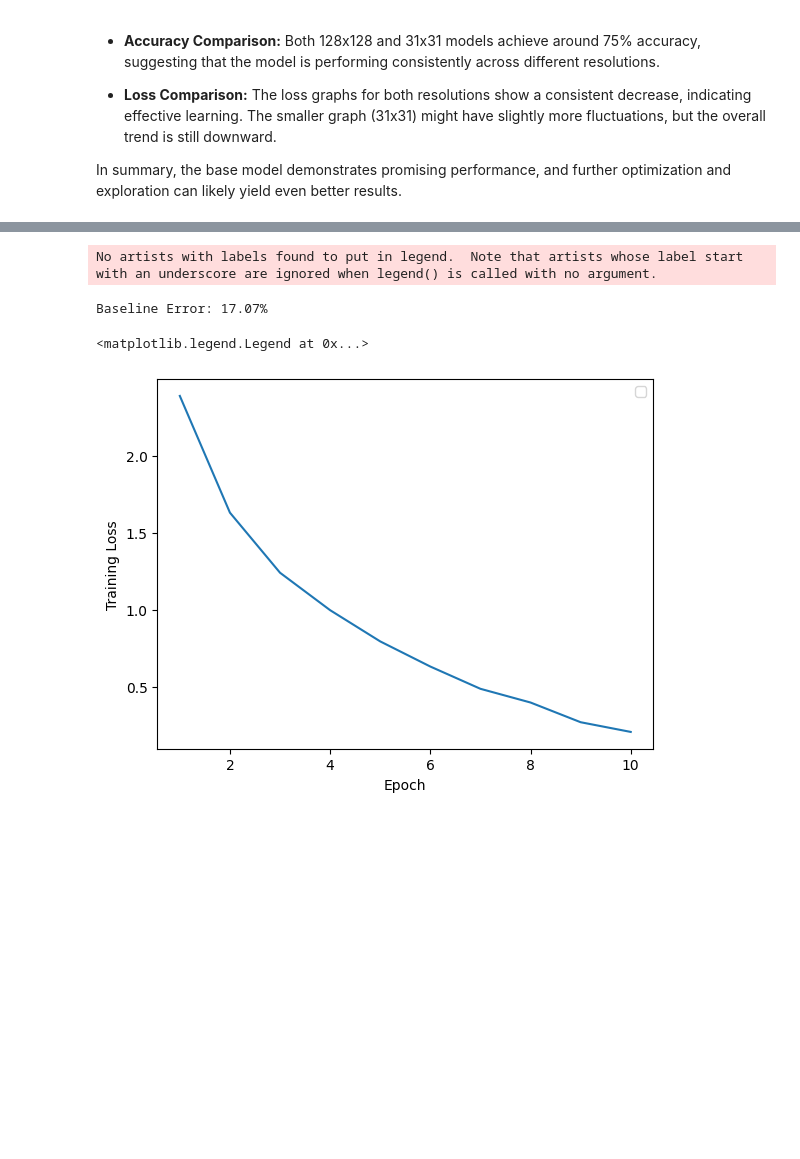
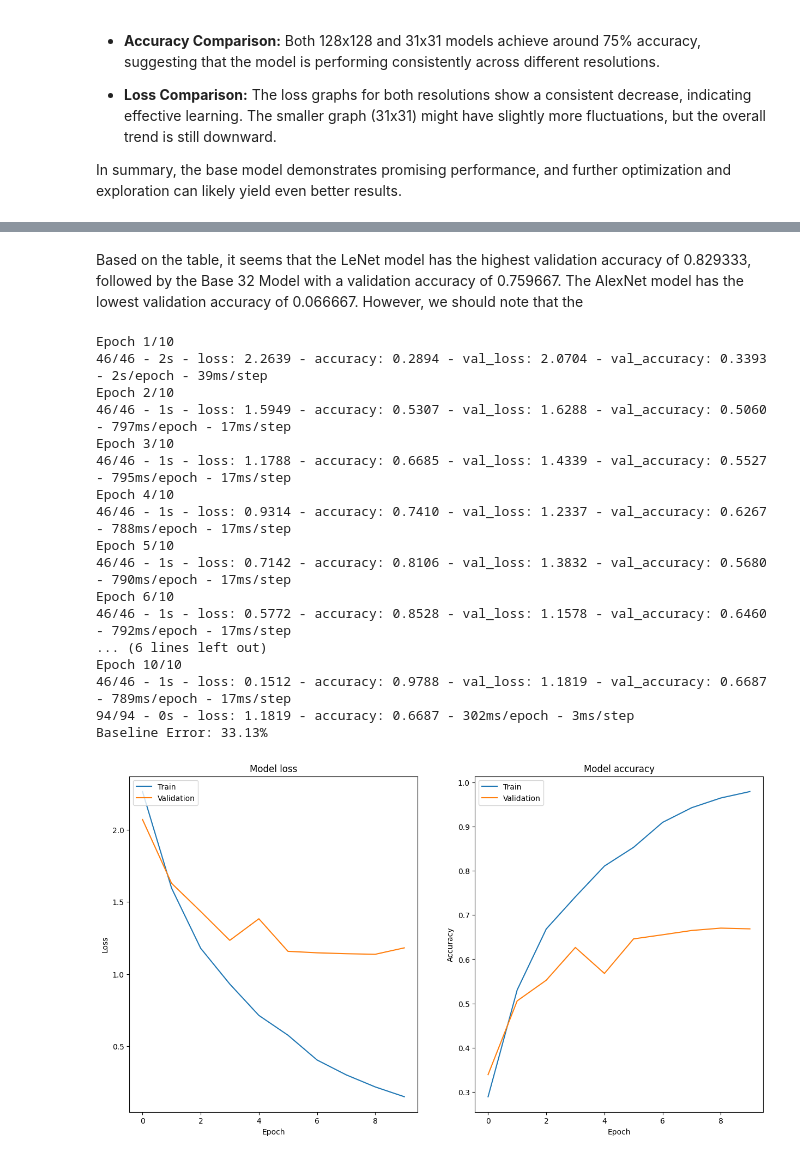
Before and after one commit to Grobbina/DELE, a Jupyter notebook: CNN.ipynb, the cells around one changed output, grey strips where cells are left out. Cells and saved outputs as stored; diff of their text form; code cells hidden in the pictures; blank space fills up the shorter version.

```diff
--- a/CNN.ipynb
+++ b/CNN.ipynb
@@ -215,21 +216,22 @@ The evaluation metric we will be using will be val accuracy as well as val loss,
 import matplotlib.pyplot as plt
 
 def plot_history(history):
+    fig, axes = plt.subplots(nrows=1, ncols=2, figsize=(15,8))
     # Plot training & validation accuracy values
-    plt.plot(history.history['accuracy'])
-    plt.plot(history.history['val_accuracy'])
-    plt.title('Model accuracy')
-    plt.ylabel('Accuracy')
-    plt.xlabel('Epoch')
-    plt.legend(['Train', 'Validation'], loc='upper left')
-    plt.show()
+    ax = axes[1]
+    ax.plot(history.history['accuracy'])
+    ax.plot(history.history['val_accuracy'])
+    ax.set_title('Model accuracy')
+    ax.set_ylabel('Accuracy')
+    ax.set_xlabel('Epoch')
+    ax.legend(['Train', 'Validation'], loc='upper left')
 
     # Plot training & validation loss values
-    plt.plot(history.history['loss'])
-    plt.plot(history.history['val_loss'])
-    plt.title('Model loss')
-    plt.ylabel('Loss')
-    plt.xlabel('Epoch')
-    plt.legend(['Train', 'Validation'], loc='upper left')
-    plt.show()
+    ax = axes[0]
+    ax.plot(history.history['loss'])
+    ax.plot(history.history['val_loss'])
+    ax.set_title('Model loss')
+    ax.set_ylabel('Loss')
+    ax.set_xlabel('Epoch')
+    ax.legend(['Train', 'Validation'], loc='upper left')
 # %%
@@ -286,7 +287,7 @@ X_val_resized = tf.image.resize(X_val, (128, 128))
 X_train128 = X_train_resized.numpy().reshape(X_train_resized.shape[0], 128, 128, 1).astype('float32') / 255
 X_val128 = X_val_resized.numpy().reshape(X_val_resized.shape[0], 128, 128, 1).astype('float32') / 255
 # %%
-df128 = pd.DataFrame(columns = ['Model', 'Train Accuracy', 'Validation Accuracy', 'Train Loss', 'Validation Loss'])
+df128 = pd.DataFrame(columns = ['Model', 'Train Accuracy', 'Validation Accuracy', 'Train Loss', 'Validation Loss', 'History'])
 
 model_128 = models.Sequential([
     layers.Conv2D(32, (3, 3), activation='relu', input_shape=(128, 128, 1)),
@@ -310,6 +311,6 @@ history = model_128.fit(X_train128, train_labels, validation_data=(X_val128, val
 scores = model_128.evaluate(X_val128, validation_labels, verbose=0)
 print("Baseline Error: %.2f%%" % (100-scores[1]*100))
 plot_history(history)
-df128.loc[len(df128)] = ['Base 128 Model', history.history['accuracy'][-1], history.history['val_accuracy'][-1], history.history['loss'][-1], history.history['val_loss'][-1]]
+df128.loc[len(df128)] = ['Base 128 Model', history.history['accuracy'][-1], history.history['val_accuracy'][-1], history.history['loss'][-1], history.history['val_loss'][-1], history]
 # %% [output]
 Epoch 1/10
@@ -605,21 +606,34 @@ df31.sort_values(by=['Validation Accuracy'],ascending=False)
+# %% [markdown]
+Based on the table, it seems that the LeNet model has the highest validation accuracy of 0.829333, followed by the Base 32 Model with a validation accuracy of 0.759667. The AlexNet model has the lowest validation accuracy of 0.066667. However, we should note that the
 # %%
 model = Lenet(128)
 model.compile(optimizer='adam',
               loss= 'categorical_crossentropy',
               metrics=['accuracy'])
 history = model.fit(X_train128, train_labels, validation_data=(X_val128, validation_labels),
-                    epochs=10, batch_size=200, verbose=0)
+                    epochs=10, batch_size=200, verbose=2)
 
 
-scores = model_31.evaluate(X_val31, validation_labels, verbose=0)
+scores = model.evaluate(X_val128, validation_labels, verbose=2)
 print("Baseline Error: %.2f%%" % (100-scores[1]*100))
-plt.plot(np.arange(1, 11), history.history['loss'])
-
-plt.xlabel("Epoch")
-plt.ylabel("Training Loss")
-plt.legend()
+plot_history(history)
+df128.loc[len(df128)] = ['LeNet', history.history['accuracy'][-1], history.history['val_accuracy'][-1], history.history['loss'][-1], history.history['val_loss'][-1], history]
 # %% [output]
-No artists with labels found to put in legend.  Note that artists whose label start with an underscore are ignored when legend() is called with no argument.
+Epoch 1/10
+46/46 - 2s - loss: 2.2639 - accuracy: 0.2894 - val_loss: 2.0704 - val_accuracy: 0.3393 - 2s/epoch - 39ms/step
+Epoch 2/10
+46/46 - 1s - loss: 1.5949 - accuracy: 0.5307 - val_loss: 1.6288 - val_accuracy: 0.5060 - 797ms/epoch - 17ms/step
+Epoch 3/10
+46/46 - 1s - loss: 1.1788 - accuracy: 0.6685 - val_loss: 1.4339 - val_accuracy: 0.5527 - 795ms/epoch - 17ms/step
+Epoch 4/10
+46/46 - 1s - loss: 0.9314 - accuracy: 0.7410 - val_loss: 1.2337 - val_accuracy: 0.6267 - 788ms/epoch - 17ms/step
+Epoch 5/10
+46/46 - 1s - loss: 0.7142 - accuracy: 0.8106 - val_loss: 1.3832 - val_accuracy: 0.5680 - 790ms/epoch - 17ms/step
+Epoch 6/10
+46/46 - 1s - loss: 0.5772 - accuracy: 0.8528 - val_loss: 1.1578 - val_accuracy: 0.6460 - 792ms/epoch - 17ms/step
+... (6 lines left out)
+Epoch 10/10
+46/46 - 1s - loss: 0.1512 - accuracy: 0.9788 - val_loss: 1.1819 - val_accuracy: 0.6687 - 789ms/epoch - 17ms/step
+94/94 - 0s - loss: 1.1819 - accuracy: 0.6687 - 302ms/epoch - 3ms/step
+Baseline Error: 33.13%
-Baseline Error: 17.07%
-<matplotlib.legend.Legend at 0x...>
-[figure, old version]
+[figure, new version]
```
Also changed, not shown: parts of 22 cells of this notebook.
